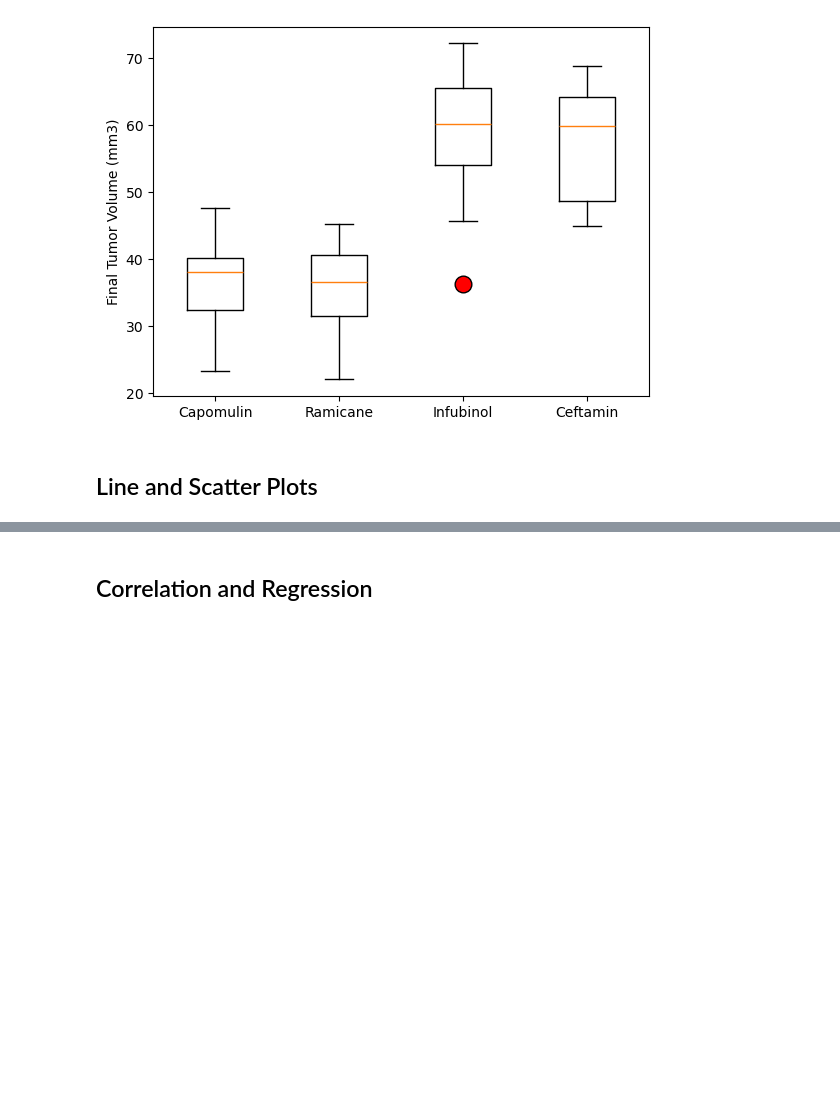
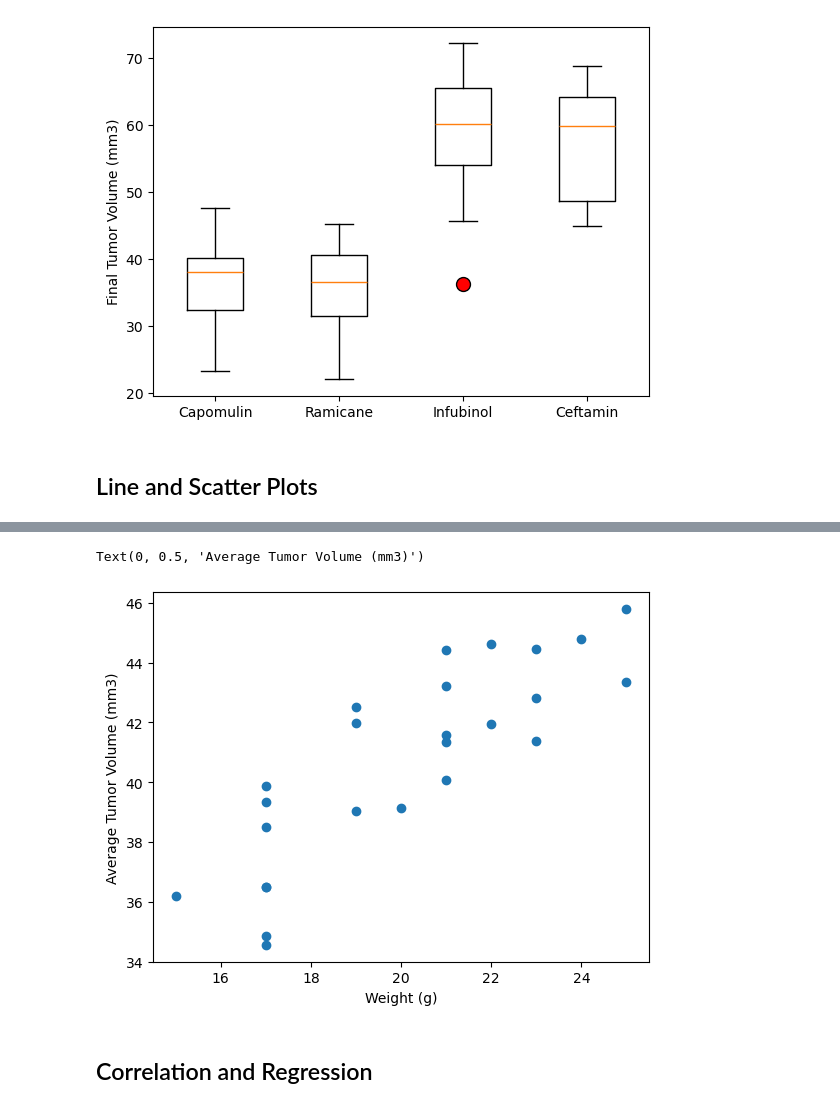
Before and after one commit to MatchaCats/cancer_med_analysis, a Jupyter notebook: Pymaceuticals/pymaceuticals.ipynb, the cells around one changed output, grey strips where cells are left out. Cells and saved outputs as stored; diff of their text form; code cells hidden in the pictures; blank space fills up the shorter version.

```diff
--- a/Pymaceuticals/pymaceuticals.ipynb
+++ b/Pymaceuticals/pymaceuticals.ipynb
@@ -229,2 +254,19 @@ Ceftamin's potential outliers: Series([], Name: Tumor Volume (mm3), dtype: float
+# %%
+# Generate a scatter plot of mouse weight vs. the average observed tumor volume for the entire Capomulin regimen
+capomulin_table = clean_completed_study_df[clean_completed_study_df['Drug Regimen'] == "Capomulin"]
+#capomulin_table
+#capomulin_table.groupby(["Mouse ID"])
+capomulin_av = capomulin_table.groupby('Mouse ID').agg({'Tumor Volume (mm3)': 'mean',
+                                               'Timepoint': 'mean',
+                                              'Metastatic Sites': 'mean',
+                                              'Age_months': 'mean',
+                                              'Weight (g)': 'mean'})
+#capomulin_av
+plt.scatter(capomulin_av['Weight (g)'], capomulin_av['Tumor Volume (mm3)'])
+plt.xlabel('Weight (g)')
+plt.ylabel('Average Tumor Volume (mm3)')
+# %% [output]
+Text(0, 0.5, 'Average Tumor Volume (mm3)')
+[figure, added]
 # %% [markdown]
 ## Correlation and Regression
```
Also changed, not shown: parts of 9 cells of this notebook.
